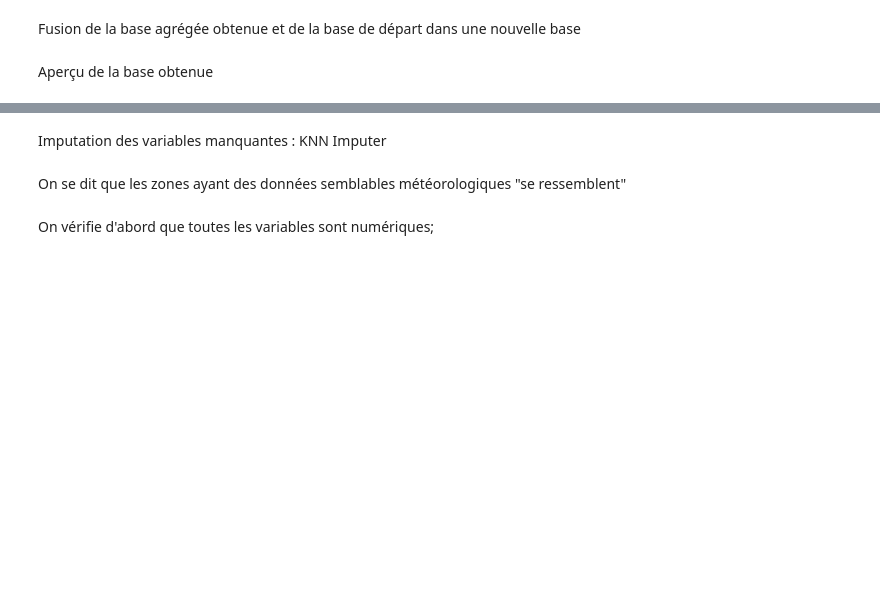
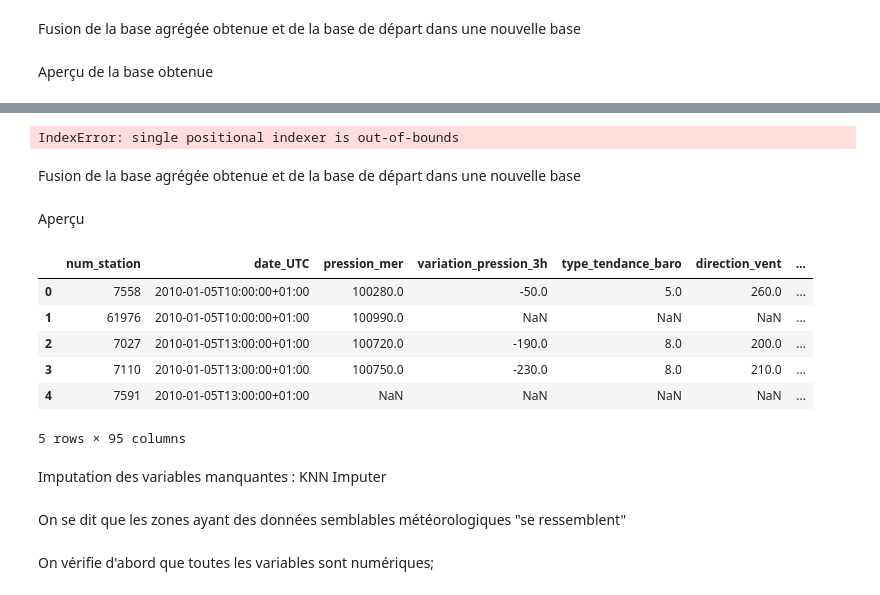
Before and after one commit to antoine-palazz/Python_DS_Project, a Jupyter notebook: Api_Odre.ipynb, the cells around one changed output, grey strips where cells are left out. Cells and saved outputs as stored; diff of their text form; code cells hidden in the pictures; blank space fills up the shorter version.

```diff
--- a/Api_Odre.ipynb
+++ b/Api_Odre.ipynb
@@ -368,2 +468,4 @@ criteres_agregation = {'temperature_degre_celcius_departement': lambda x: np.ave
 # %% [markdown]
 Appliquons l'agrégation groupée en utilisant les critères spécifiés
+# %%
+agregation_reg_mean = base_meteo_modifie_4.groupby(['jour','code_region'], as_index=False).agg(criteres_agregation)
@@ -370,6 +481,5 @@ Appliquons l'agrégation groupée en utilisant les critères spécifiés
 # %%
-agregation_reg_mean = base_meteo_modifie_4.groupby([base_meteo_modifie_4.index,'code_region']).agg(criteres_agregation)
-agregation_reg_mean = agregation_reg_mean.rename(columns={'code_region':'code_region','temperature_degre_celcius_departement':'temperature_degre_celcius_region','vitesse_vent_departement':'vitesse_vent_region','nebulosite_totale_departement':'nebulosite_totale_region','visibilite_horizontale_departement':'visibilite_horizontale_region'})
+agregation_reg_mean = agregation_reg_mean.rename(columns={'jour':'jour','code_region':'code_region','temperature_degre_celcius_departement':'temperature_degre_celcius_region','vitesse_vent_departement':'vitesse_vent_region','nebulosite_totale_departement':'nebulosite_totale_region','visibilite_horizontale_departement':'visibilite_horizontale_region'})
 # %% [markdown]
 Fusion de la base agrégée obtenue et de la base de départ dans une nouvelle base
 # %%
@@ -382,0 +517,4 @@ base_meteo_modifie_5.head()
+# %%
+base_22h=base_meteo_modifie_2[base_meteo_modifie_2['heure']=='22:00:00']
+agregation_reg_min_max=base_22h.groupby(['jour','code_region'], as_index=False).agg({'temperature_celcius_min_sur_24h': 'min', 'temperature_celcius_max_sur_24h': 'max'})
+agregation_reg_min_max = agregation_reg_min_max.rename(columns={'jour':'jour','code_region':'code_region','temperature_celcius_min_sur_24h':'temperature_celcius_min_sur_24h_region','temperature_celcius_max_sur_24h':'temperature_celcius_max_sur_24h_region'})
@@ -382,0 +541,20 @@ base_meteo_modifie_5.head()
+# %%
+base_meteo_modifie_1['code_departement'].fillna(base_meteo_modifie_1.groupby('nom_commune')['code_departement'].transform(lambda x: x.mode().iloc[0]), inplace=True)
+# %% [output]
+IndexError: single positional indexer is out-of-bounds
+# %% [markdown]
+Fusion de la base agrégée obtenue et de la base de départ dans une nouvelle base
+# %%
+base_meteo_modifie_6 = pd.merge(base_meteo_modifie_5, agregation_reg_min_max, on=['jour','code_region'], how='left')
+# %% [markdown]
+Aperçu
+# %%
+base_meteo_modifie_6.head()
+# %% [output]
+|  | num_station | date_UTC | pression_mer | variation_pression_3h | type_tendance_baro | direction_vent | ... |
+| 0 | 7558 | 2010-01-05T10:00:00+01:00 | 100280.0 | -50.0 | 5.0 | 260.0 | ... |
+| 1 | 61976 | 2010-01-05T10:00:00+01:00 | 100990.0 | NaN | NaN | NaN | ... |
+| 2 | 7027 | 2010-01-05T13:00:00+01:00 | 100720.0 | -190.0 | 8.0 | 200.0 | ... |
+| 3 | 7110 | 2010-01-05T13:00:00+01:00 | 100750.0 | -230.0 | 8.0 | 210.0 | ... |
+| 4 | 7591 | 2010-01-05T13:00:00+01:00 | NaN | NaN | NaN | NaN | ... |
+5 rows × 95 columns
```
Also changed, not shown: parts of 40 cells of this notebook.
